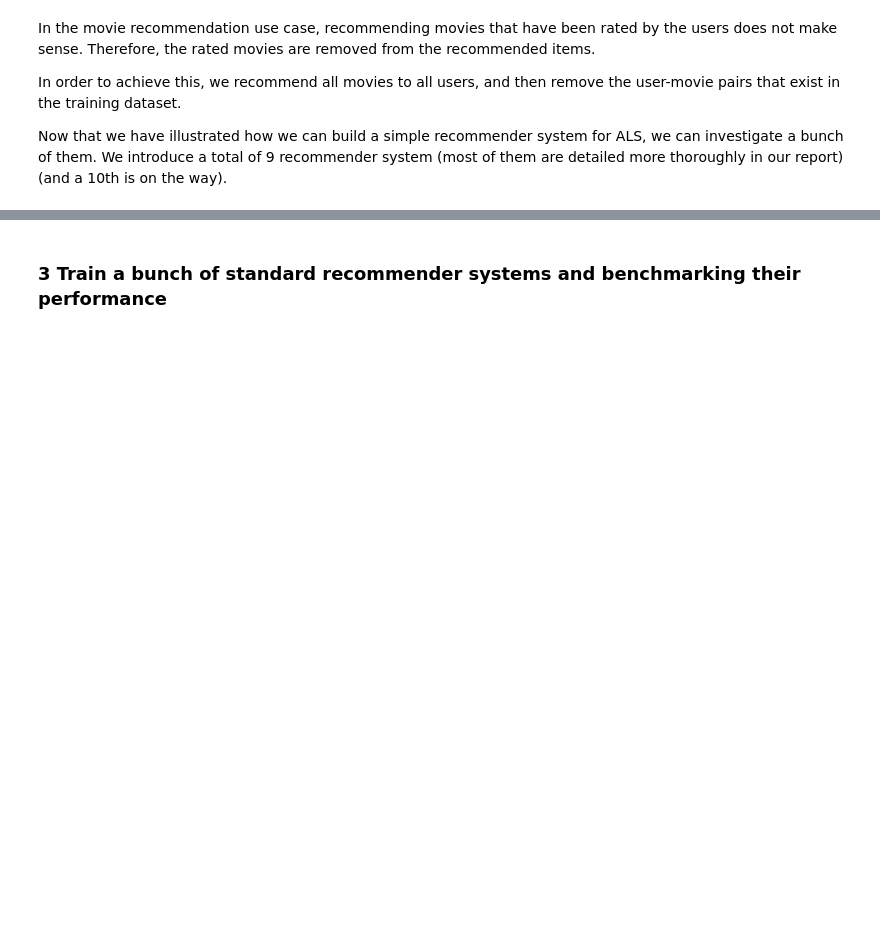
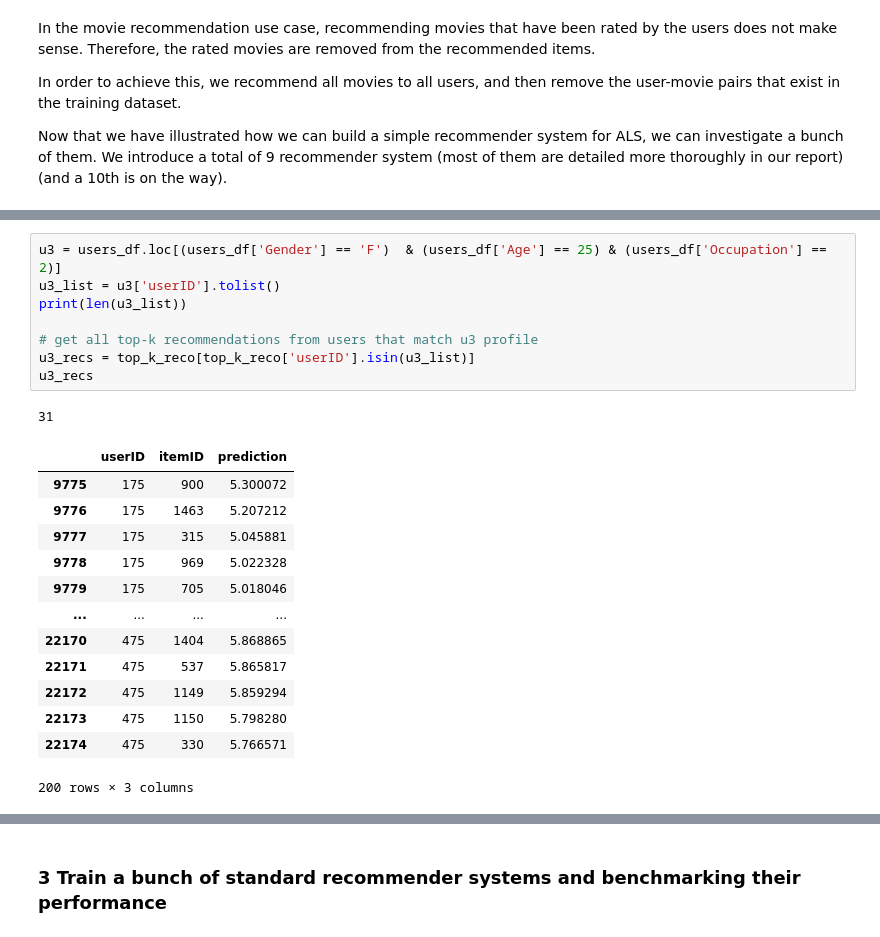
Before and after one commit to Burdantes/DeepLearningCOMS4995, a Jupyter notebook: FinalNotebook.ipynb, the cells around one changed output, grey strips where cells are left out. Drawn from its saved outputs; the diff is of its cells as text; blank space fills up the shorter version.

```diff
--- a/FinalNotebook.ipynb
+++ b/FinalNotebook.ipynb
@@ -715,0 +802,23 @@ We introduce a total of 9 recommender system (most of them are detailed more tho
+# %%
+u3 = users_df.loc[(users_df['Gender'] == 'F')  & (users_df['Age'] == 25) & (users_df['Occupation'] == 2)]
+u3_list = u3['userID'].tolist()
+print(len(u3_list))
+
+# get all top-k recommendations from users that match u3 profile
+u3_recs = top_k_reco[top_k_reco['userID'].isin(u3_list)]
+u3_recs
+# %% [output]
+31
+|  | userID | itemID | prediction |
+| 9775 | 175 | 900 | 5.300072 |
+| 9776 | 175 | 1463 | 5.207212 |
+| 9777 | 175 | 315 | 5.045881 |
+| 9778 | 175 | 969 | 5.022328 |
+| 9779 | 175 | 705 | 5.018046 |
+| ... | ... | ... | ... |
+| 22170 | 475 | 1404 | 5.868865 |
+| 22171 | 475 | 537 | 5.865817 |
+| 22172 | 475 | 1149 | 5.859294 |
+| 22173 | 475 | 1150 | 5.798280 |
+| 22174 | 475 | 330 | 5.766571 |
+200 rows × 3 columns
```
Also changed, not shown: parts of 21 cells of this notebook.
